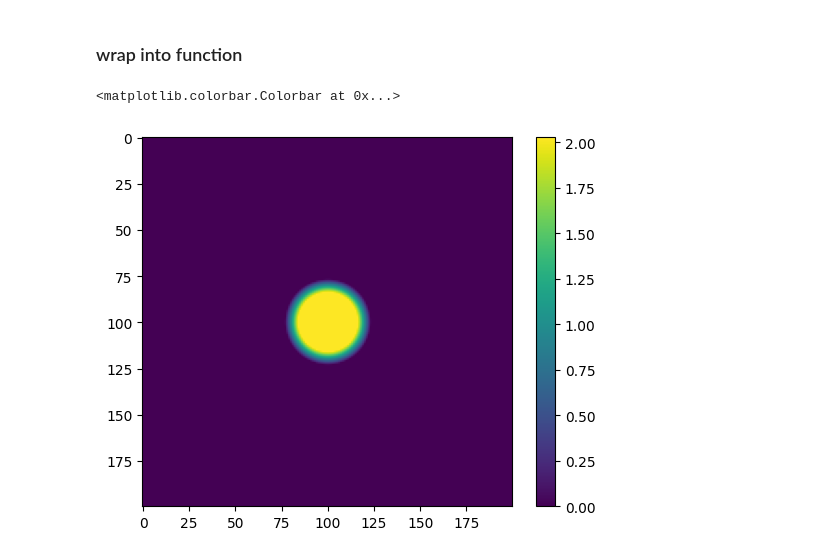
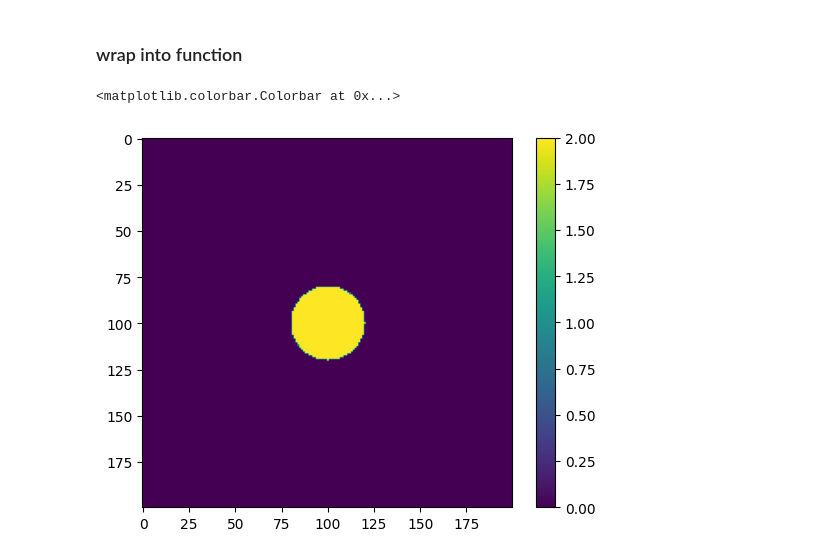
Before and after one commit to h-alvarenga/simSPI, a Jupyter notebook: notebooks/ellipsoid_project.ipynb, the cells around one changed output. Cells and saved outputs as stored; diff of their text form; code cells hidden in the pictures.

Commit message:
project cylinder

```diff
--- a/notebooks/ellipsoid_project.ipynb
+++ b/notebooks/ellipsoid_project.ipynb
@@ -589,7 +765,7 @@ step_x = step_y = 0.05
 max_axis = np.max([a,b])
 x_mesh, y_mesh = np.meshgrid(np.arange(-max_axis,max_axis,step=step_x),np.arange(-max_axis,max_axis,step=step_y))
 # %%
-rotation = Rotation.from_euler('zyx',[0,0,10],degrees=True).as_matrix()
+rotation = Rotation.from_euler('zyx',[0,0,45],degrees=True).as_matrix()
 _,theta_y,theta_x = Rotation.from_matrix(rotation).as_euler('zyx')
 rotation = Rotation.from_euler('zyx',[0,theta_y,theta_x]).as_matrix()
 
@@ -613,0 +796,6 @@ assert theta_top_left - angle_from_z >= np.pi/2
+# %%
+r = np.sqrt((height_cylindar/2)**2 + radius_circle**2)
+theta_start = np.arccos(radius_circle/r)
+# %%
+l3_half = r*np.cos(theta_start - angle_from_z) - radius_circle
+2*l3_half
@@ -617,0 +815,4 @@ assert l > 0 # TODO: check why negative
+# %%
+l = r*np.cos(theta_start-angle_from_z) - l3_half*2 # previous l/2 for other case
+assert l > 0 # TODO: check why negative
+l
@@ -666,15 +869,15 @@ plt.colorbar(ax)
 # %% [markdown]
 ### wrap into function
 # %%
-rotation = Rotation.from_euler('zyx',[0,0,80],degrees=True).as_matrix()
+rotation = Rotation.from_euler('zyx',[0,0,90],degrees=True).as_matrix()
 radius_circle = 1
 height_cylindar = 2
 
 def project_rotated_cylindar(x_mesh, y_mesh,radius_circle,height_cylindar,rotation):
+    r = np.hypot(x_mesh, y_mesh)
+
     _,theta_y,theta_x = Rotation.from_matrix(rotation).as_euler('zyx')
     rotation = Rotation.from_euler('zyx',[0,theta_y,theta_x]).as_matrix()
-
-    r = np.hypot(x_mesh, y_mesh)
 
     axis = Rotation.from_euler('zyx',[0,theta_y,theta_x]).as_rotvec()
     angle_from_z = np.linalg.norm(axis)
@@ -685,12 +888,21 @@ def project_rotated_cylindar(x_mesh, y_mesh,radius_circle,height_cylindar,rotati
     top_left = np.cos(theta_top_left - angle_from_z)
     bottom_right = np.cos(theta_bottom_right - angle_from_z)
 
-    if top_left <= bottom_right: # small rotation case (not tipped over)
+    if np.isclose(angle_from_z,0):
+        case = 'close to zero'
+        circle_bool = r <= radius_circle
+        proj_cylindar = circle_bool*height_cylindar
+        return proj_cylindar, case
+
+    elif top_left <= bottom_right: # small rotation case (not tipped over)
+        case = 'upright'
         assert theta_top_left - angle_from_z >= np.pi/2
 
         l3 = np.abs(height_cylindar*np.sin(angle_from_z))
-        l = radius_circle*np.cos(angle_from_z) - l3 # previous l/2 for other case
-        assert l > 0 # TODO: check why negative
+        radius_top_right = np.sqrt((height_cylindar/2)**2 + radius_circle**2)
+        theta_start = np.arccos(radius_circle/radius_top_right)
+        l = radius_top_right*np.cos(theta_start-angle_from_z) - l3 # previous l/2 for other case
+        assert l >= 0 # TODO: check why negative
 
         h_inner_scalar = np.abs(height_cylindar*(np.cos(angle_from_z) + np.sin(angle_from_z)**2/np.cos(angle_from_z)))
 
@@ -701,33 +913,34 @@ def project_rotated_cylindar(x_mesh, y_mesh,radius_circle,height_cylindar,rotati
         s_bool = np.logical_and(0 < s, s < 1)
         s_edge = s * s_bool
 
         h_top = s_edge*height_cylindar*np.sqrt(1 - np.sin(angle_from_z)**2)
         h_bottom = s_edge*np.sqrt((h_inner_scalar**2 - (height_cylindar)**2*(1 + np.sin(angle_from_z)**2)))
 
     else: # tipped over
+        case = 'tipped over'
         assert theta_top_left - angle_from_z < np.pi/2
 
         h_inner_scalar = np.abs(2*radius_circle*(np.sin(angle_from_z) + np.cos(angle_from_z)**2/np.sin(angle_from_z)))
         l = np.abs(radius_circle*np.cos(angle_from_z) - height_cylindar/2*np.sin(angle_from_z)) # TODO: check cases based on +/- sign
 
         inner_bool = (r < l)
         h_inner = h_inner_scalar*inner_bool
 
         l3 = 2*radius_circle*np.cos(angle_from_z)
         s = (r-l-l3) / (-l3)
         s_bool = np.logical_and(0 < s, s < 1)
         s_edge = s * s_bool
 
         h_top = 2*s_edge*radius_circle*np.sqrt(1 - np.cos(angle_from_z)**2)
         h_bottom = s_edge*np.sqrt((h_inner_scalar**2 - (2*radius_circle)**2*(1 + np.cos(angle_from_z)**2)))
 
     h_outer = h_top + h_bottom
     proj_cylindar = h_inner + h_outer
-    return proj_cylindar
+    return proj_cylindar, case
 
-proj_cylindar = project_rotated_cylindar(x_mesh, y_mesh,radius_circle,height_cylindar,rotation)
+proj_cylindar, case = project_rotated_cylindar(x_mesh, y_mesh,radius_circle,height_cylindar,rotation)
 ax = plt.imshow(proj_cylindar)
 plt.colorbar(ax)
 # %% [output]
 <matplotlib.colorbar.Colorbar at 0x...>
-[figure, old version]
+[figure, new version]
```
Also changed, not shown: parts of 47 cells of this notebook.
